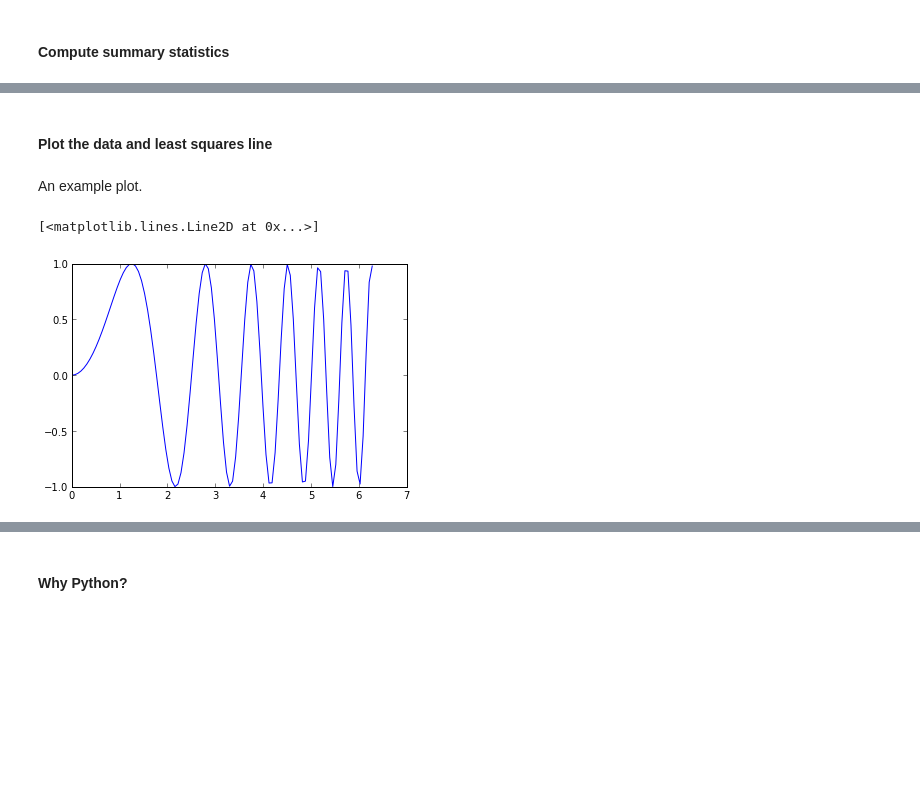
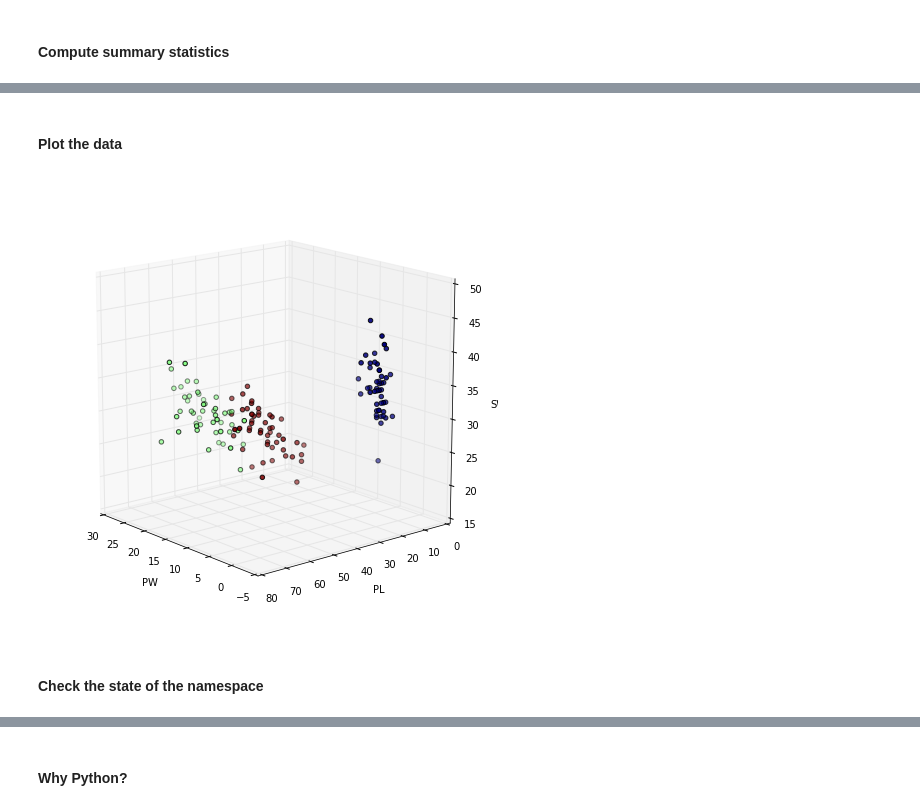
Before and after one commit to bpkent/public_talks, a Jupyter notebook: statBytes-python.ipynb, the cells around one changed output, grey strips where cells are left out. Drawn from its saved outputs; the diff is of its cells as text; code cells hidden in the pictures; blank space fills up the shorter version.

```diff
--- a/statBytes-python.ipynb
+++ b/statBytes-python.ipynb
@@ -26,0 +91,4 @@ import statsmodels as sm   ## scikits.statsmodels - statistics library
+# %%
+iris = pd.read_csv('iris.csv')
+print iris, '\n'
+print iris.head(10)
@@ -31,11 +147,17 @@ import statsmodels as sm   ## scikits.statsmodels - statistics library
 # %% [markdown]
-#### Plot the data and least squares line
+#### Plot the data
-# %% [markdown]
-An example plot.
-# %%
-x = np.linspace(0, 2*np.pi, 100)
-y = np.sin(x**2)
-pylab.plot(x, y)
-# %% [output]
-[<matplotlib.lines.Line2D at 0x...>]
-[figure, removed]
+# %%
+from mpl_toolkits.mplot3d import Axes3D
+fig = plt.figure(figsize=(8, 8))
+ax = fig.add_subplot(111, projection='3d')
+ax.scatter(iris['PW'], iris['PL'], iris['SW'], c=iris['Type'])
+
+ax.set_xlabel('PW')
+ax.set_ylabel('PL')
+ax.set_zlabel('SW')
+ax.azim = 140
+ax.elev = 15
+# %% [output]
+[figure, added]
+# %% [markdown]
+#### Check the state of the namespace
```
Also changed, not shown: parts of 35 cells of this notebook, 2 other files.
